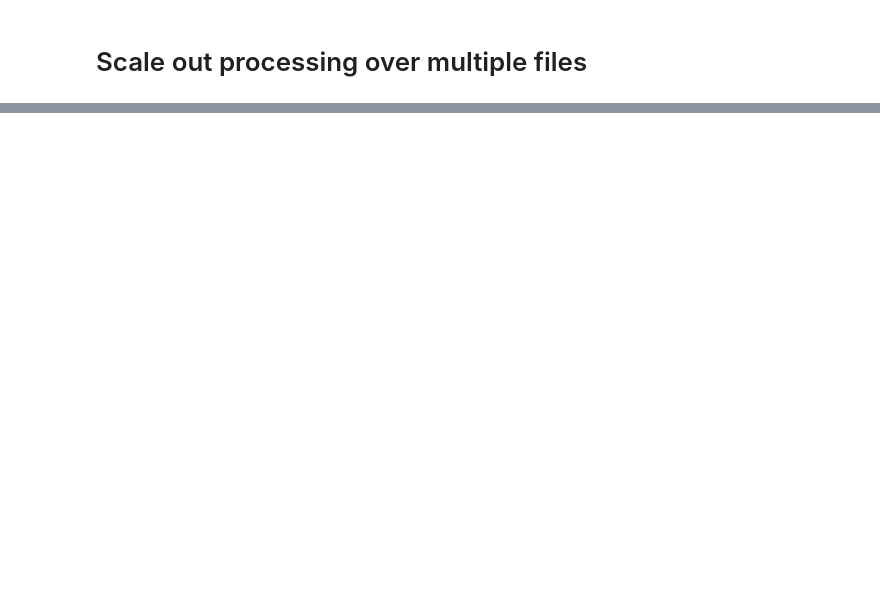
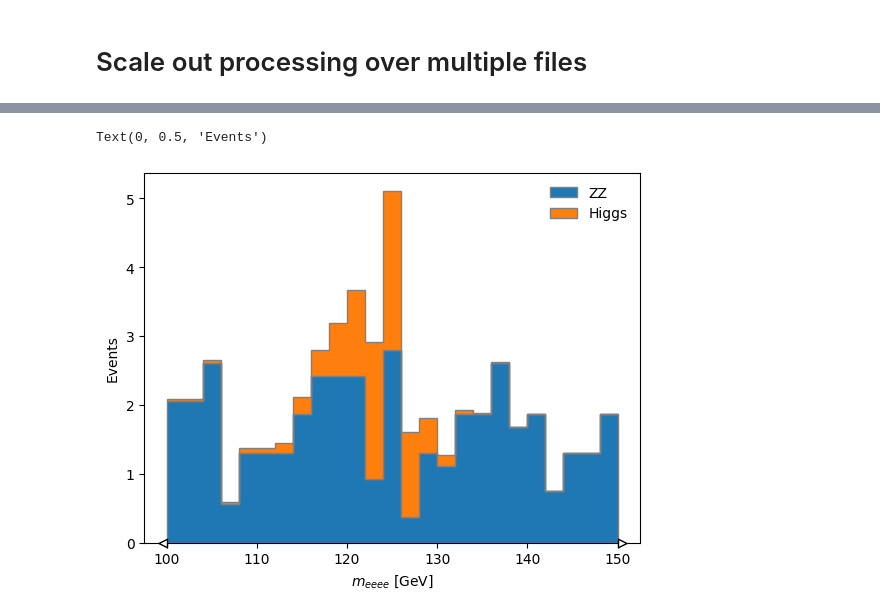
Before and after one commit to ekourlit/scipy2024-ATLAS-demo, a Jupyter notebook: analysis_demo_coffea.ipynb, the cells around one changed output, grey strips where cells are left out. Drawn from its saved outputs; the diff is of its cells as text; code cells hidden in the pictures; blank space fills up the shorter version.

Commit message:
scan files for events and add xcache for scaling

```diff
--- a/analysis_demo_coffea.ipynb
+++ b/analysis_demo_coffea.ipynb
@@ -187,16 +252,23 @@ plt.show()
 # Scale out processing over multiple files
 # %%
 # local
-fileset = {"ZZ"     : {'files': {'/Users/ekourlitis/cernbox/mc20_13TeV.700600.Sh_2212_llll.deriv.DAOD_PHYSLITE.e8433_s3681_r13167_p6026/mc20_13TeV/DAOD_PHYSLITE.37110926._000047.pool.root.1' : "CollectionTree"},
-                      'metadata': {'process': 'ZZ', 'xsec': 1.2973999999999999, 'nevts': 67558600}},
-           "Higgs"  : {'files': {'/Users/ekourlitis/cernbox/mc20_13TeV.345060.PowhegPythia8EvtGen_NNLOPS_nnlo_30_ggH125_ZZ4l.deriv.DAOD_PHYSLITE.e7735_s3681_r13167_p6026/mc20_13TeV/DAOD_PHYSLITE.38191712._000020.pool.root.1' : "CollectionTree"},
-                      'metadata': {'process': 'Higgs', 'xsec': 28.299999999999997, 'nevts': 6500000}},}
+# fileset = {"ZZ"     : {'files': {'/Users/ekourlitis/cernbox/mc20_13TeV.700600.Sh_2212_llll.deriv.DAOD_PHYSLITE.e8433_s3681_r13167_p6026/mc20_13TeV/DAOD_PHYSLITE.37110926._000047.pool.root.1' : "CollectionTree"},
+#                       'metadata': {'process': 'ZZ', 'xsec': 1.2973999999999999, 'nevts': 67558600}},
+#            "Higgs"  : {'files': {'/Users/ekourlitis/cernbox/mc20_13TeV.345060.PowhegPythia8EvtGen_NNLOPS_nnlo_30_ggH125_ZZ4l.deriv.DAOD_PHYSLITE.e7735_s3681_r13167_p6026/mc20_13TeV/DAOD_PHYSLITE.38191712._000020.pool.root.1' : "CollectionTree"},
+#                       'metadata': {'process': 'Higgs', 'xsec': 28.299999999999997, 'nevts': 6500000}},}
 
 # UChicago
-# fileset = {"ZZ"     : {'files': {'root://xcache.af.uchicago.edu:1094//root://eosuser.cern.ch//eos/user/e/ekourlit/public/scipy_ATLAS_demo/mc20_13TeV.700600.Sh_2212_llll.deriv.DAOD_PHYSLITE.e8433_s3681_r13167_p6026' : "CollectionTree"},
-#                       'metadata': {'process': 'ZZ', 'xsec': 1.2973999999999999, 'nevts': 67558600}},
-#            "Higgs"  : {'files': {'root://xcache.af.uchicago.edu:1094//root://eosuser.cern.ch//eos/user/e/ekourlit/public/scipy_ATLAS_demo/mc20_13TeV.345060.PowhegPythia8EvtGen_NNLOPS_nnlo_30_ggH125_ZZ4l.deriv.DAOD_PHYSLITE.e7735_s3681_r13167_p6026' : "CollectionTree"},
-#                       'metadata': {'process': 'Higgs', 'xsec': 28.299999999999997, 'nevts': 6500000}},}
+fileset = {
+           "ZZ"     : {
+                        'files': {'root://xcache.af.uchicago.edu:1094//root://eospublic.cern.ch//eos/opendata/atlas/rucio/mc20_13TeV/DAOD_PHYSLITE.37110937._000011.pool.root.1' : 'CollectionTree'},
+                        'metadata': {'process': 'ZZ', 'xsec': 1.297, 'genFiltEff': 1.0, 'kFactor': 1.0, 'nevts': 250000}
+                      },
+
+           "Higgs"  : {
+                        'files': {'root://xcache.af.uchicago.edu:1094//root://eospublic.cern.ch//eos/opendata/atlas/rucio/mc20_13TeV/DAOD_PHYSLITE.38191712._000001.pool.root.1' : 'CollectionTree'},
+                        'metadata': {'process': 'Higgs', 'xsec': 28.3, 'genFiltEff': 1.240E-04, 'kFactor': 1.45, 'nevts': 50000}
+                      }
+          }
 
 # pre-process
 samples, _ = dataset_tools.preprocess(fileset)
@@ -213,10 +285,13 @@ def create_histogram(events):
 
     # normalization for MC
     x_sec = events.metadata["xsec"]
+    gen_filt_eff = events.metadata["genFiltEff"]
+    k_factor = events.metadata["kFactor"]
     nevts_total = events.metadata["nevts"]
     lumi = 36000. # /pb
+
     if process != "data":
-        xsec_weight = x_sec * lumi / nevts_total
+        xsec_weight = x_sec * gen_filt_eff * k_factor * lumi / nevts_total
     else:
         xsec_weight = 1
 
@@ -248,12 +331,15 @@ tasks["Higgs"]["4e0m"].visualize()
 # stack all the histograms together, as we processed each sample separately
 full_histogram = sum([v["4e0m"] for v in out.values()])
 # %%
-artists = full_histogram[hist.rebin(2), :].stack("process").plot(
+artists = full_histogram[hist.rebin(4), :].stack("process").plot(
     stack=True, histtype="fill", linewidth=1, edgecolor="grey")
 
 ax = artists[0].stairs.axes
 fig = ax.get_figure()
 
 ax.legend(frameon=False)
-ax.set_yscale("log")
+# ax.set_yscale("log")
 ax.set_ylabel("Events")
+# %% [output]
+Text(0, 0.5, 'Events')
+[figure, added]
```
Also changed, not shown: parts of 9 cells of this notebook.
